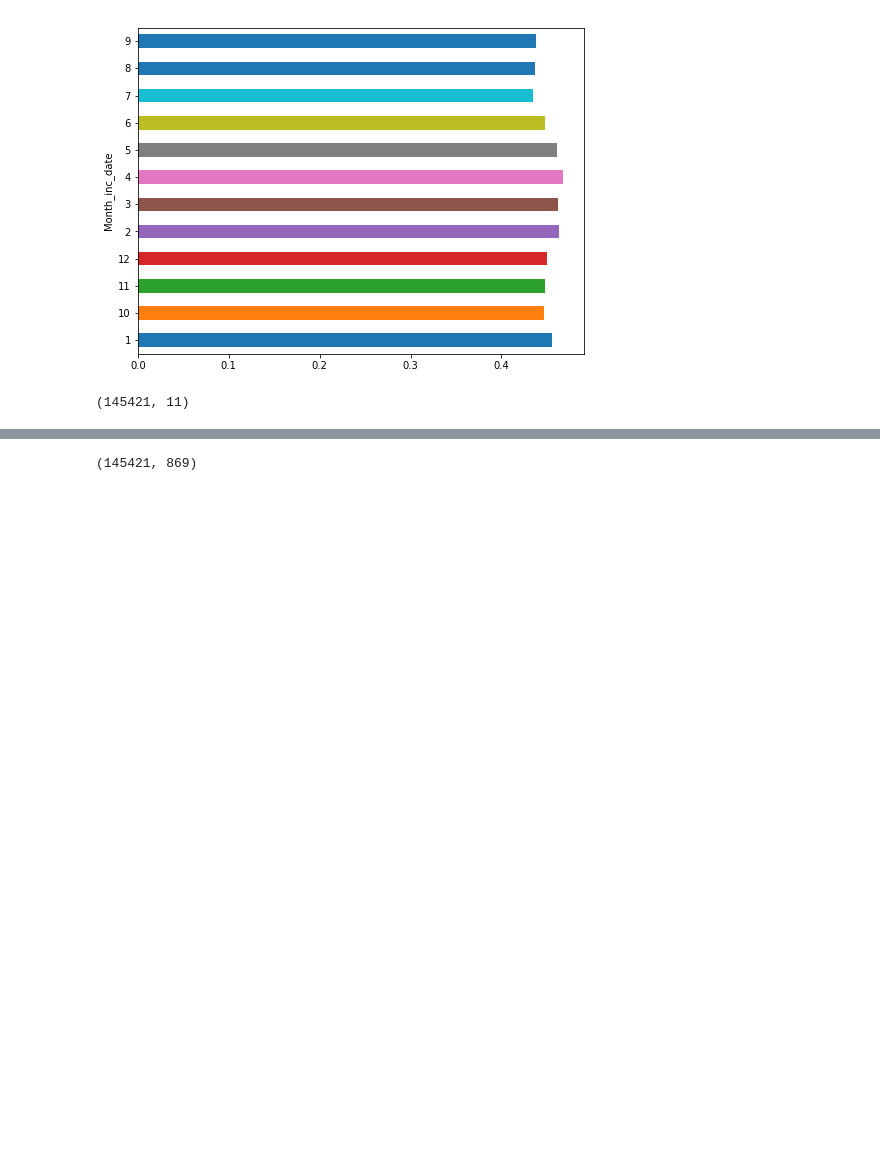
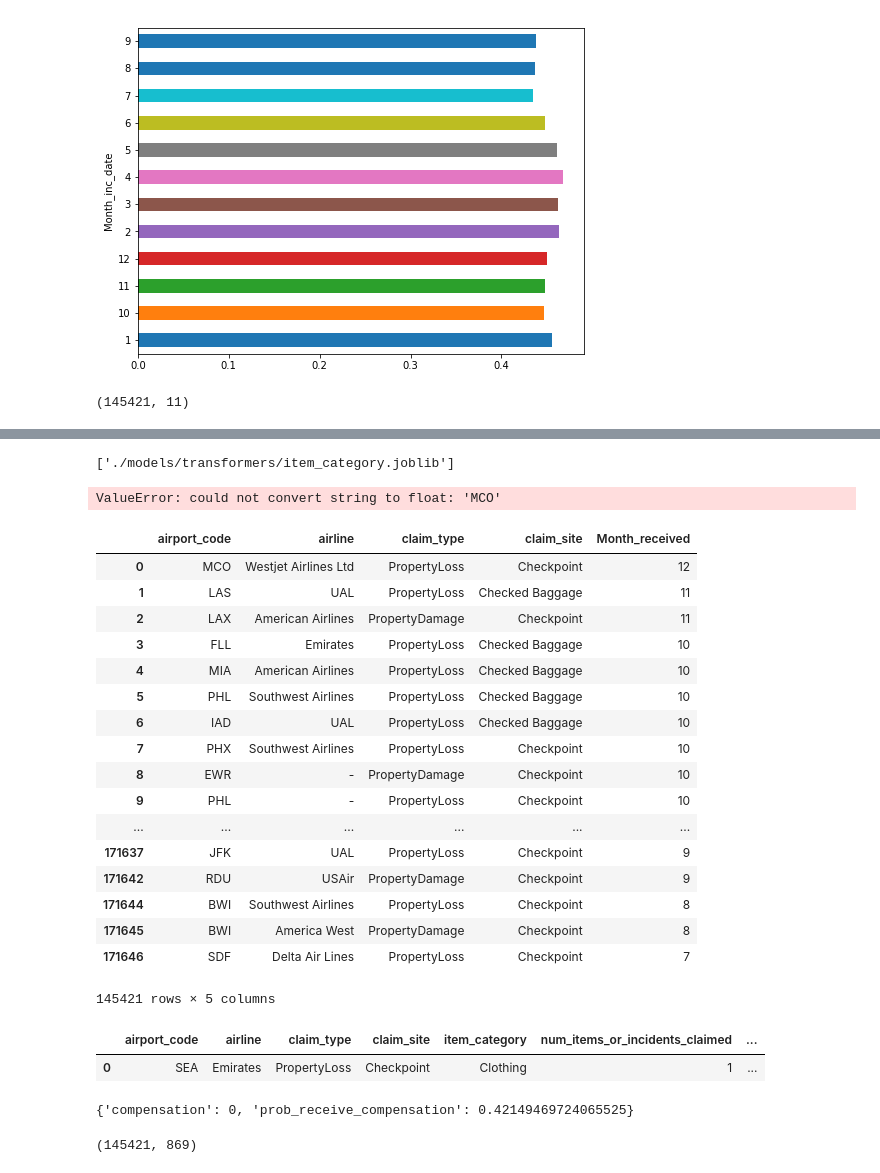
Before and after one commit to spencertollefson/tsa_claims, a Jupyter notebook: simple_random_forest.ipynb, the cells around one changed output, grey strips where cells are left out. Saved outputs shown, nothing was run; the diff lists cells and outputs as text; code cells hidden in the pictures; blank space fills up the shorter version.

Commit message:
transformers has fitted standard scaler, multi label binarizer, and one hot encoder for data. web_app is beginning to hold the flask app

```diff
--- a/simple_random_forest.ipynb
+++ b/simple_random_forest.ipynb
@@ -420,3 +444,21 @@ mlb = MultiLabelBinarizer(sparse_output=False)
 onehot_itemcategories = mlb.fit_transform(X['item_category'].str.replace(' ','').str.split(pat=';'))
 
 X = np.concatenate((onehotarray, continuousarray, onehot_itemcategories), axis=1)
+# %%
+trans_dir = './models/transformers'
+
+enc = OneHotEncoder(sparse=False)
+enc.fit(X[categorical])
+joblib.dump(enc, f'{trans_dir}/onehotencode.joblib')
+# onehotarray = enc.transform(X[categorical])
+
+ss = StandardScaler()
+ss.fit(X[continuous])
+joblib.dump(ss, f'{trans_dir}/standardscaler.joblib')
+
+
+mlb = MultiLabelBinarizer(sparse_output=False)
+mlb.fit(X['item_category'].str.replace(' ','').str.split(pat=';'))
+joblib.dump(mlb, f'{trans_dir}/item_category.joblib')
+# %% [output]
+['./models/transformers/item_category.joblib']
@@ -422,0 +474,23 @@ X = np.concatenate((onehotarray, continuousarray, onehot_itemcategories), axis=1
+# %%
+example = {
+  'airport_code': 'SEA',  # str
+  'airline': 'Emirates',    # str
+  'claim_type': 'PropertyLoss',    # str
+  'claim_site': 'Checkpoint',  # str
+  'item_category': 'Clothing',  # str
+  'num_items_or_incidents_claimed': 1,  # int
+  'days_waited_to_file_claim': 7, # int
+  'Month_received': 1, # int (1-12)
+}
+
+Z = np.array([example['airport_code'],
+                  int(example['airline'] == 'M'),
+                  example['claim_type'],
+                  example['claim_site'],
+                  example['item_category'],
+                  example['num_items_or_incidents_claimed'],
+                  example['days_waited_to_file_claim'],
+                  example['Month_received']]).reshape(1,-1)
+prob_survived = model.predict_proba(X)[0, 1]
+# %% [output]
+ValueError: could not convert string to float: 'MCO'
@@ -422,0 +506,27 @@ X = np.concatenate((onehotarray, continuousarray, onehot_itemcategories), axis=1
+# %%
+categorical = ['airport_code', 'airline', 'claim_type', 'claim_site', 'Month_received']
+X[categorical]
+# %% [output]
+|  | airport_code | airline | claim_type | claim_site | Month_received |
+| 0 | MCO | Westjet Airlines Ltd | PropertyLoss | Checkpoint | 12 |
+| 1 | LAS | UAL | PropertyLoss | Checked Baggage | 11 |
+| 2 | LAX | American Airlines | PropertyDamage | Checkpoint | 11 |
+| 3 | FLL | Emirates | PropertyLoss | Checked Baggage | 10 |
+| 4 | MIA | American Airlines | PropertyLoss | Checked Baggage | 10 |
+| 5 | PHL | Southwest Airlines | PropertyLoss | Checked Baggage | 10 |
+| 6 | IAD | UAL | PropertyLoss | Checked Baggage | 10 |
+| 7 | PHX | Southwest Airlines | PropertyLoss | Checkpoint | 10 |
+| 8 | EWR | - | PropertyDamage | Checkpoint | 10 |
+| 9 | PHL | - | PropertyLoss | Checkpoint | 10 |
+| ... | ... | ... | ... | ... | ... |
+| 171637 | JFK | UAL | PropertyLoss | Checkpoint | 9 |
+| 171642 | RDU | USAir | PropertyDamage | Checkpoint | 9 |
+| 171644 | BWI | Southwest Airlines | PropertyLoss | Checkpoint | 8 |
+| 171645 | BWI | America West | PropertyDamage | Checkpoint | 8 |
+| 171646 | SDF | Delta Air Lines | PropertyLoss | Checkpoint | 7 |
+145421 rows × 5 columns
+# %%
+pd.DataFrame(example, index =[0])
+# %% [output]
+|  | airport_code | airline | claim_type | claim_site | item_category | num_items_or_incidents_claimed | ... |
+| 0 | SEA | Emirates | PropertyLoss | Checkpoint | Clothing | 1 | ... |
@@ -423,3 +570,7 @@ X = np.concatenate((onehotarray, continuousarray, onehot_itemcategories), axis=1
+# %%
+make_prediction(example)
+# %% [output]
+{'compensation': 0, 'prob_receive_compensation': 0.42149469724065525}
 # %%
 df = None
 # %%
```
Also changed, not shown: parts of 14 cells of this notebook, 13 other files.
